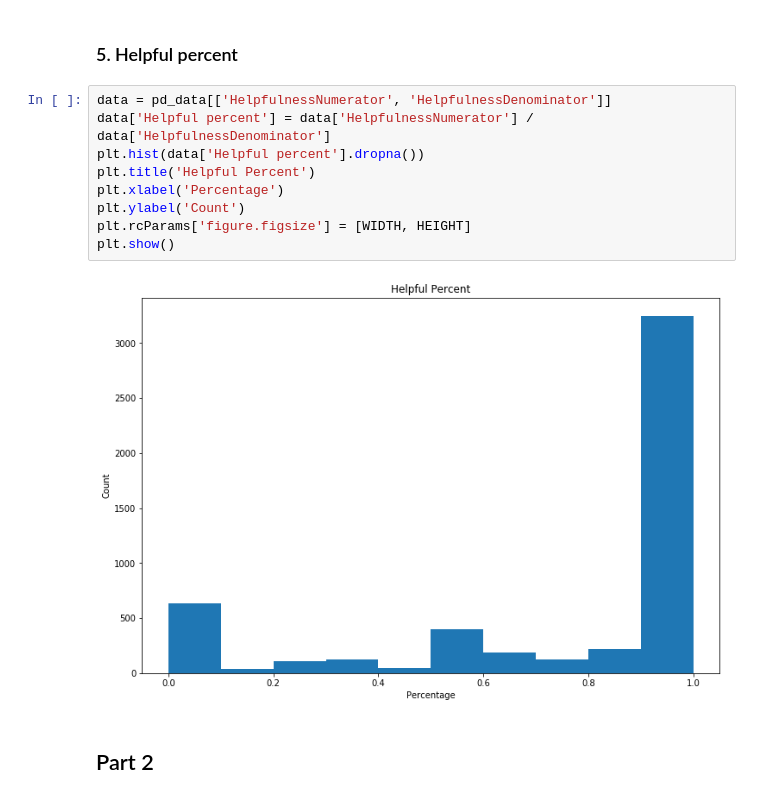
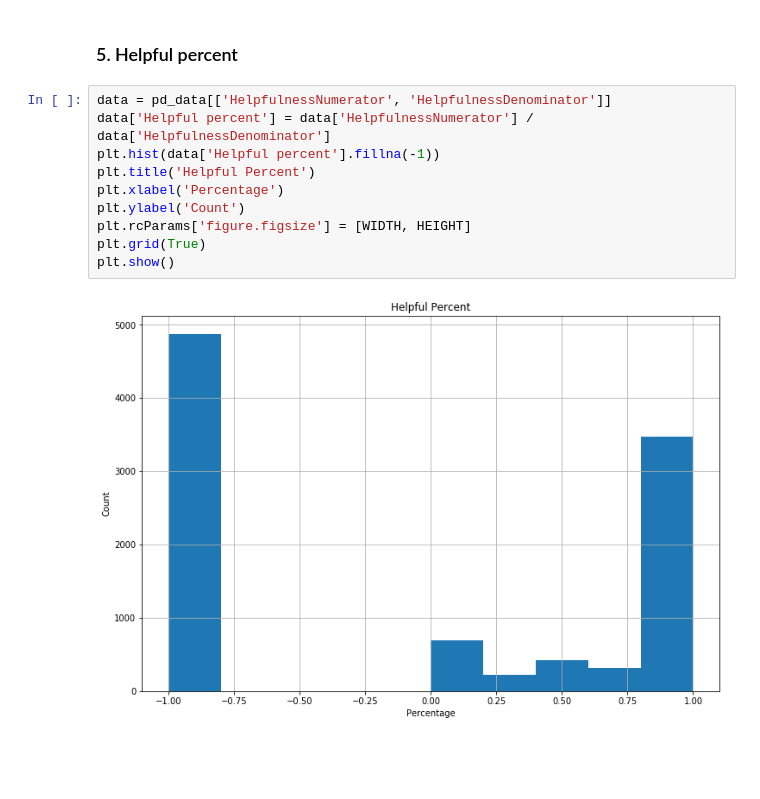
Before and after one commit to Jadezzz/FDA_HW1, a Jupyter notebook: HW1-Solution.ipynb, the cells around one changed output. Saved outputs shown, nothing was run; the diff lists cells and outputs as text; blank space fills up the shorter version.

Commit message:
Finish part2

```diff
--- a/HW1-Solution.ipynb
+++ b/HW1-Solution.ipynb
@@ -100,13 +105,12 @@ plt.show()
 # %%
 data = pd_data[['HelpfulnessNumerator', 'HelpfulnessDenominator']]
 data['Helpful percent'] = data['HelpfulnessNumerator'] / data['HelpfulnessDenominator']
-plt.hist(data['Helpful percent'].dropna())
+plt.hist(data['Helpful percent'].fillna(-1))
 plt.title('Helpful Percent')
 plt.xlabel('Percentage')
 plt.ylabel('Count')
 plt.rcParams['figure.figsize'] = [WIDTH, HEIGHT]
+plt.grid(True)
 plt.show()
 # %% [output]
-[figure, old version]
+[figure, new version]
-# %% [markdown]
-## Part 2
```
Also changed, not shown: parts of 24 cells of this notebook, 1 other file.
